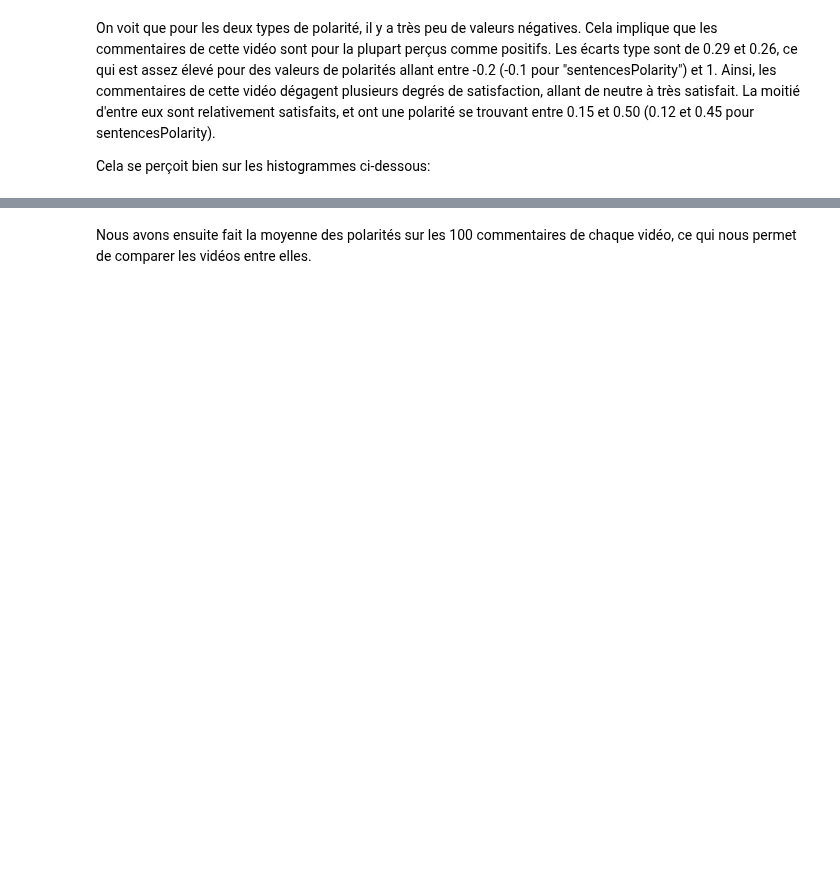
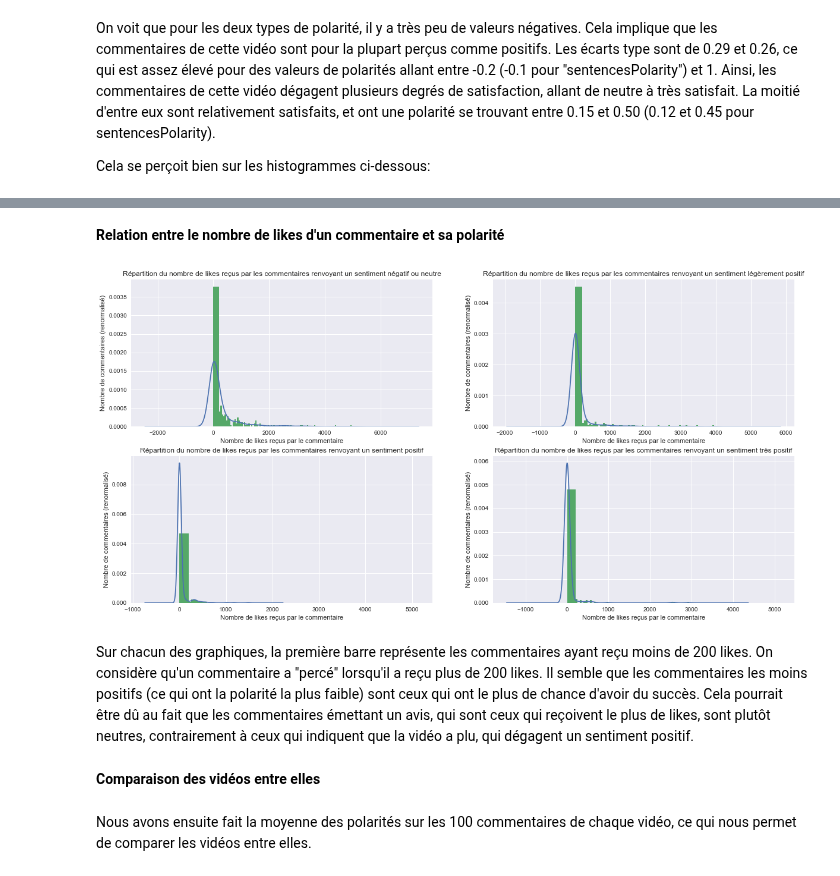
Before and after one commit to AntoineLlg/projet-python-2a, a Jupyter notebook: rapport_commentaires_youtube.ipynb, the cells around one changed output, grey strips where cells are left out. Cells and saved outputs as stored; diff of their text form; code cells hidden in the pictures; blank space fills up the shorter version.

```diff
--- a/rapport_commentaires_youtube.ipynb
+++ b/rapport_commentaires_youtube.ipynb
@@ -290,3 +274,23 @@ plt.show()
+# %% [markdown]
+**Relation entre le nombre de likes d'un commentaire et sa polarité**
+# %%
+data2 = data.sort_values("Polarity").set_index("Polarity")["commentLikeCount"]
+
+fig, axs = plt.subplots(2, 2, figsize=(20, 10))
+
+for i, ax in enumerate(np.array(axs).flatten()):
+    plot_data = data2.iloc[500*i:500*(i+1)]
+    plot_data.plot.density(ax=ax)
+    plot_data.plot.hist(bins=[0]+[200 + 50*i for i in range(100)], density=True, ax=ax)
+    ax.set_xlabel("Nombre de likes reçus par le commentaire")
+    ax.set_ylabel("Nombre de commentaires (renormalisé)")
+    ax.set_title("Répartition du nombre de likes reçus par les commentaires renvoyant un sentiment " + ["négatif ou neutre", "légèrement positif", "positif", "très positif"][i])
+# %% [output]
+[figure, added]
+# %% [markdown]
+Sur chacun des graphiques, la première barre représente les commentaires ayant reçu moins de 200 likes. On considère qu'un commentaire a "percé" lorsqu'il a reçu plus de 200 likes. Il semble que les commentaires les moins positifs (ce qui ont la polarité la plus faible) sont ceux qui ont le plus de chance d'avoir du succès. Cela pourrait être dû au fait que les commentaires émettant un avis, qui sont ceux qui reçoivent le plus de likes, sont plutôt neutres, contrairement à ceux qui indiquent que la vidéo a plu, qui dégagent un sentiment positif.
+# %% [markdown]
+**Comparaison des vidéos entre elles**
 # %% [markdown]
 Nous avons ensuite fait la moyenne des polarités sur les 100 commentaires de chaque vidéo, ce qui nous permet de comparer les vidéos entre elles.
 # %%
```
Also changed, not shown: parts of 18 cells of this notebook, 3 other files.
